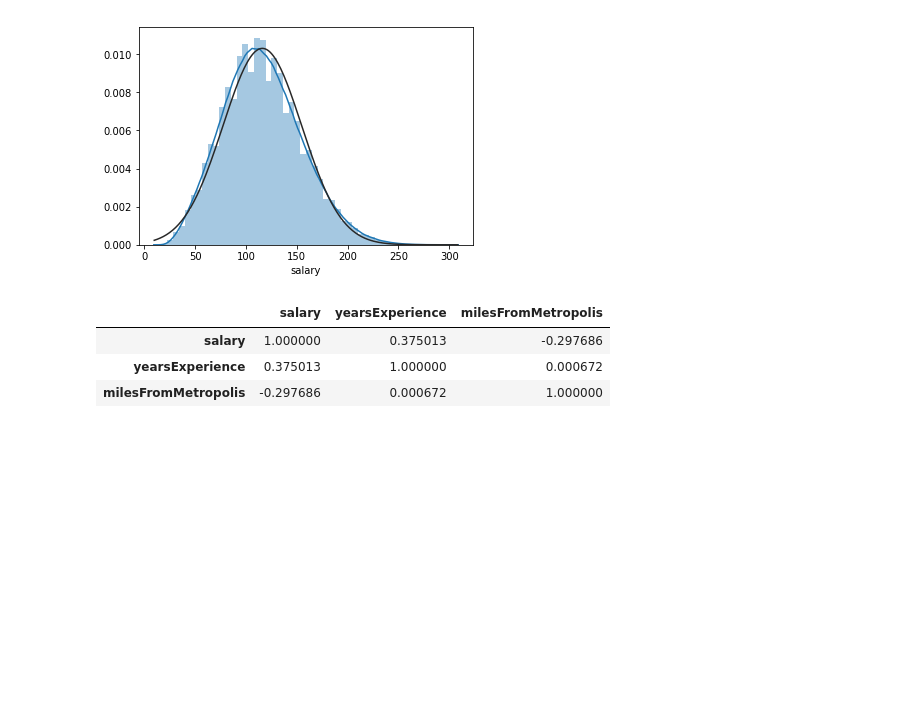
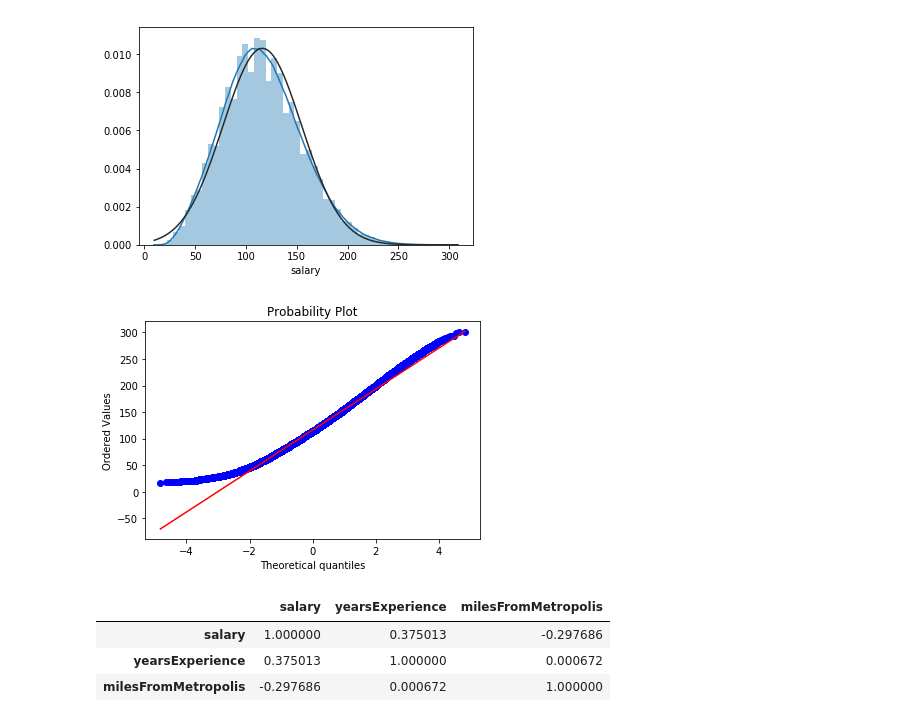
Before and after one commit to deejayrusso/Salary-Prediction-Portfolio, a Jupyter notebook: Salary Prediction Notebook.ipynb, the cells around one changed output. Drawn from its saved outputs; the diff is of its cells as text; code cells hidden in the pictures; blank space fills up the shorter version.

Commit message:
Added probability plots

```diff
--- a/Salary Prediction Notebook.ipynb
+++ b/Salary Prediction Notebook.ipynb
@@ -302,6 +302,10 @@ sns.distplot(train_data_merged['salary'], fit=norm)
 # %% [output]
 <matplotlib.axes._subplots.AxesSubplot at 0x...>
 [figure]
+# %%
+res = stats.probplot(train_data_merged['salary'], plot=plt)
+# %% [output]
+[figure, added]
 # %%
 # Check correlation between salary, experience, and distance from metropolis
 train_data_merged.corr()
```
Also changed, not shown: parts of 2 cells of this notebook.
